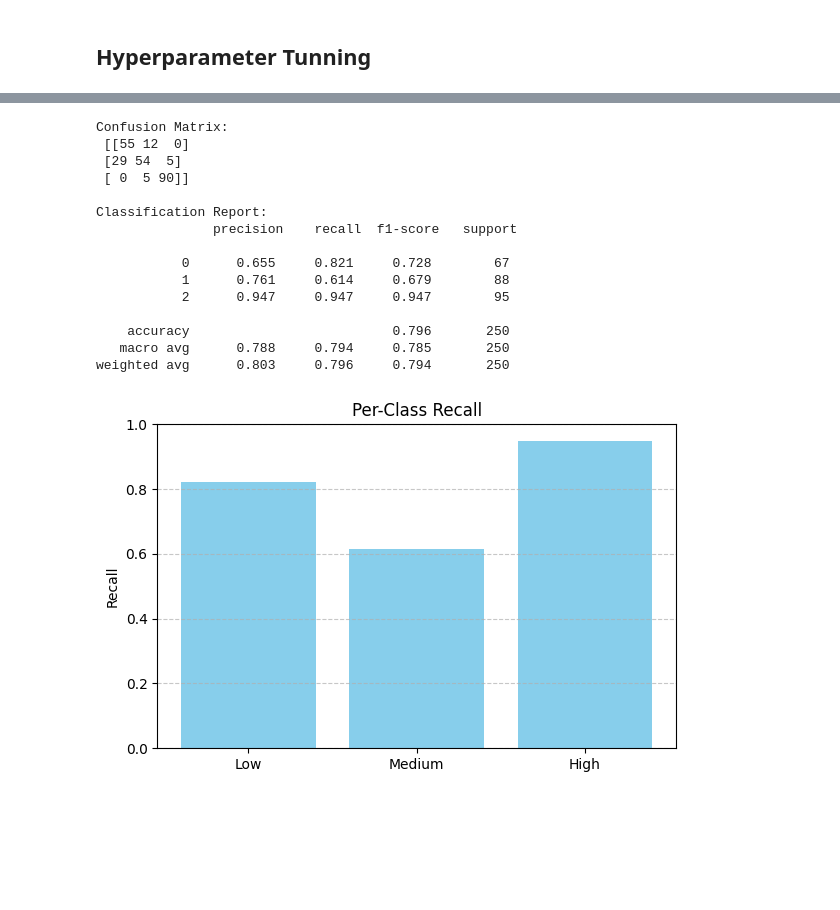
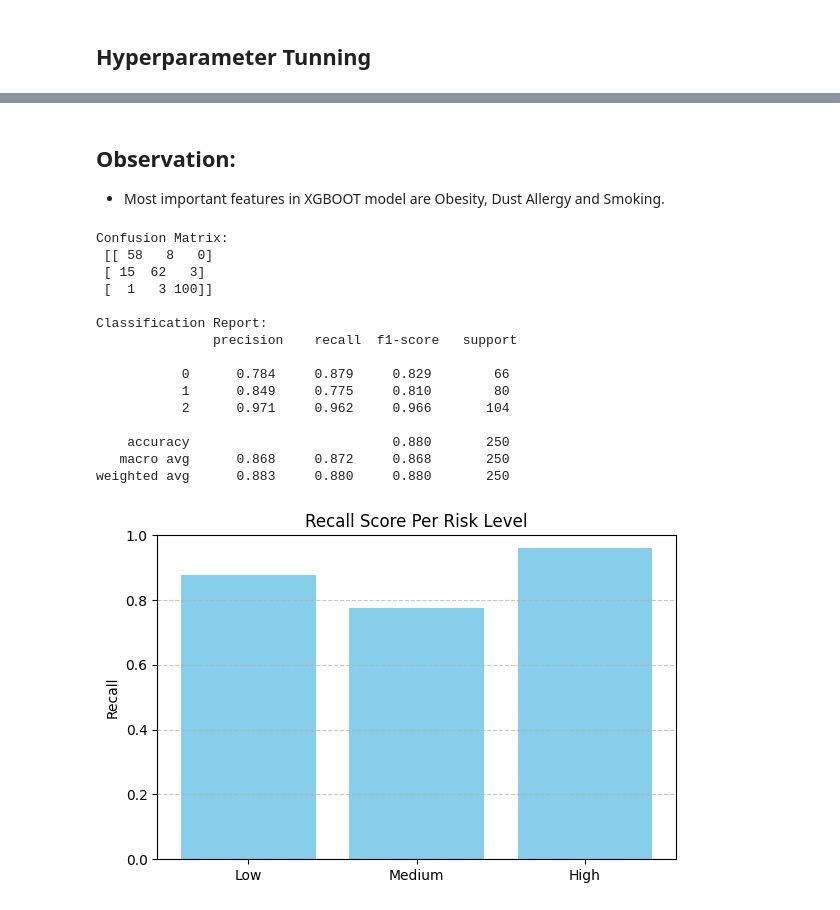
Before and after one commit to Xninety-nine/Springboard, a Jupyter notebook: LungCancer_Risk.ipynb, the cells around one changed output, grey strips where cells are left out. Drawn from its saved outputs; the diff is of its cells as text; code cells hidden in the pictures; blank space fills up the shorter version.

```diff
--- a/LungCancer_Risk.ipynb
+++ b/LungCancer_Risk.ipynb
@@ -287,0 +301,29 @@ plt.show()
+# %%
+
+
+# Creates 3 figures with subplots
+fig, axes = plt.subplots(1, 3, figsize=(15, 5))
+
+# Get unique levels
+levels = df['Level'].unique()
+
+# Create histograms for each level
+for i, level in enumerate(levels):
+    # Filter data by level
+    level_data = df[df['Level'] == level]['Age']
+
+    # Create histogram for each level subplot
+    axes[i].hist(level_data, bins=10, edgecolor='black', alpha=0.7)
+    axes[i].set_title(f'Age Distribution - Level {level}')
+    axes[i].set_xlabel('Age')
+    axes[i].set_ylabel('Frequency')
+
+    # Add mean and median lines
+    mean_age = level_data.mean()
+    median_age = level_data.median()
+    axes[i].axvline(mean_age, color='red', linestyle='--', label=f'Mean: {mean_age:.1f}')
+    axes[i].axvline(median_age, color='green', linestyle='-', label=f'Median: {median_age:.1f}')
+    axes[i].legend()
+
+plt.tight_layout()
+plt.show()
@@ -1063,7 +1125,7 @@ Silhouette Score (Full Feature Set): 0.47712690175888417
 ## Train_Test_Split
 # %%
 key_predictors = ['Air Pollution', 'Smoking', 'Genetic Risk', 'Alcohol use',
-    'Obesity', 'OccuPational Hazards', 'Dust Allergy', 'Gender', 'Chest Pain', 'Balanced Diet','Age']
+    'Obesity', 'OccuPational Hazards', 'Dust Allergy', 'Gender', 'Chest Pain','Age'] #left out Balanced Diet since it is highly correlated with Obesity
 
 X_reduced = df_encoded[key_predictors]
 # %%
@@ -1393,10 +1472,13 @@ Confusion Matrix:
 # %%
 #Model with best params
 
-# Best Parameters {'C': 20.856053735884263, 'max_iter': 100, 'penalty': 'l2', 'solver': 'lbfgs'}
+# Best Parameters {'C': 73.06066467861685, 'max_iter': 300, 'penalty': 'l2', 'solver': 'lbfgs'}
+# Best Cross-Validation Score: 0.9960000000000001
+
+
 
 #Best Params model
-Best_logreg_model = LogisticRegression(multi_class='multinomial', C=20.856053735884263, max_iter=1000, penalty='l2',solver='lbfgs', random_state=22)
+Best_logreg_model = LogisticRegression(multi_class='multinomial', C=73.06066467861685, max_iter=1000, penalty='l2',solver='lbfgs', random_state=42)
 
 
 #fit the model
@@ -1912,8 +1935,7 @@ from xgboost import XGBClassifier
 xgb_model = XGBClassifier(
     objective='multi:softmax',  # For multiclass classification
     num_class=3,                # Number of target classes (Low, Medium, High)
-    eval_metric='mlogloss',    # Multiclass log loss
-    use_label_encoder=False,   # Suppresses a deprecation warning
+    eval_metric='mlogloss',
     random_state=42
 )
 
@@ -2022,3 +2028,7 @@ plt.show()
+# %% [markdown]
+## Observation:
+
+- Most important features in XGBOOT model are Obesity, Dust Allergy and Smoking.
 # %%
 
 y_pred = best_xgb.predict(X_test)
@@ -2027,39 +2037,39 @@ print("Confusion Matrix:\n", confusion_matrix(y_test, y_pred))
 print("\nClassification Report:\n", classification_report(y_test, y_pred, digits=3))
 # %% [output]
 Confusion Matrix:
- [[55 12  0]
- [29 54  5]
- [ 0  5 90]]
+ [[ 58   8   0]
+ [ 15  62   3]
+ [  1   3 100]]
 
 Classification Report:
                precision    recall  f1-score   support
 
-           0      0.655     0.821     0.728        67
-           1      0.761     0.614     0.679        88
-           2      0.947     0.947     0.947        95
+           0      0.784     0.879     0.829        66
+           1      0.849     0.775     0.810        80
+           2      0.971     0.962     0.966       104
 
-    accuracy                          0.796       250
-   macro avg      0.788     0.794     0.785       250
-weighted avg      0.803     0.796     0.794       250
+    accuracy                          0.880       250
+   macro avg      0.868     0.872     0.868       250
+weighted avg      0.883     0.880     0.880       250
 # %%
 # Get report as dict
 report = classification_report(y_test, y_pred, output_dict=True)
 
 # Extract recall values
 classes = ['Low', 'Medium', 'High']
 recall_vals = [report[str(i)]['recall'] for i in range(3)]
 
 # Plot
 plt.figure(figsize=(6, 4))
 plt.bar(classes, recall_vals, color='skyblue')
 plt.ylim(0, 1)
 plt.ylabel('Recall')
-plt.title('Per-Class Recall')
+plt.title('Recall Score Per Risk Level')
 plt.grid(axis='y', linestyle='--', alpha=0.7)
 plt.tight_layout()
 plt.show()
 # %% [output]
-[figure, old version]
+[figure, new version]
 # %%
 cluster_df = cluster_df.copy()
 cluster_df['Predicted Risk'] = best_xgb.predict(X_reduced)
```
Also changed, not shown: parts of 91 cells of this notebook, 2 other files.
